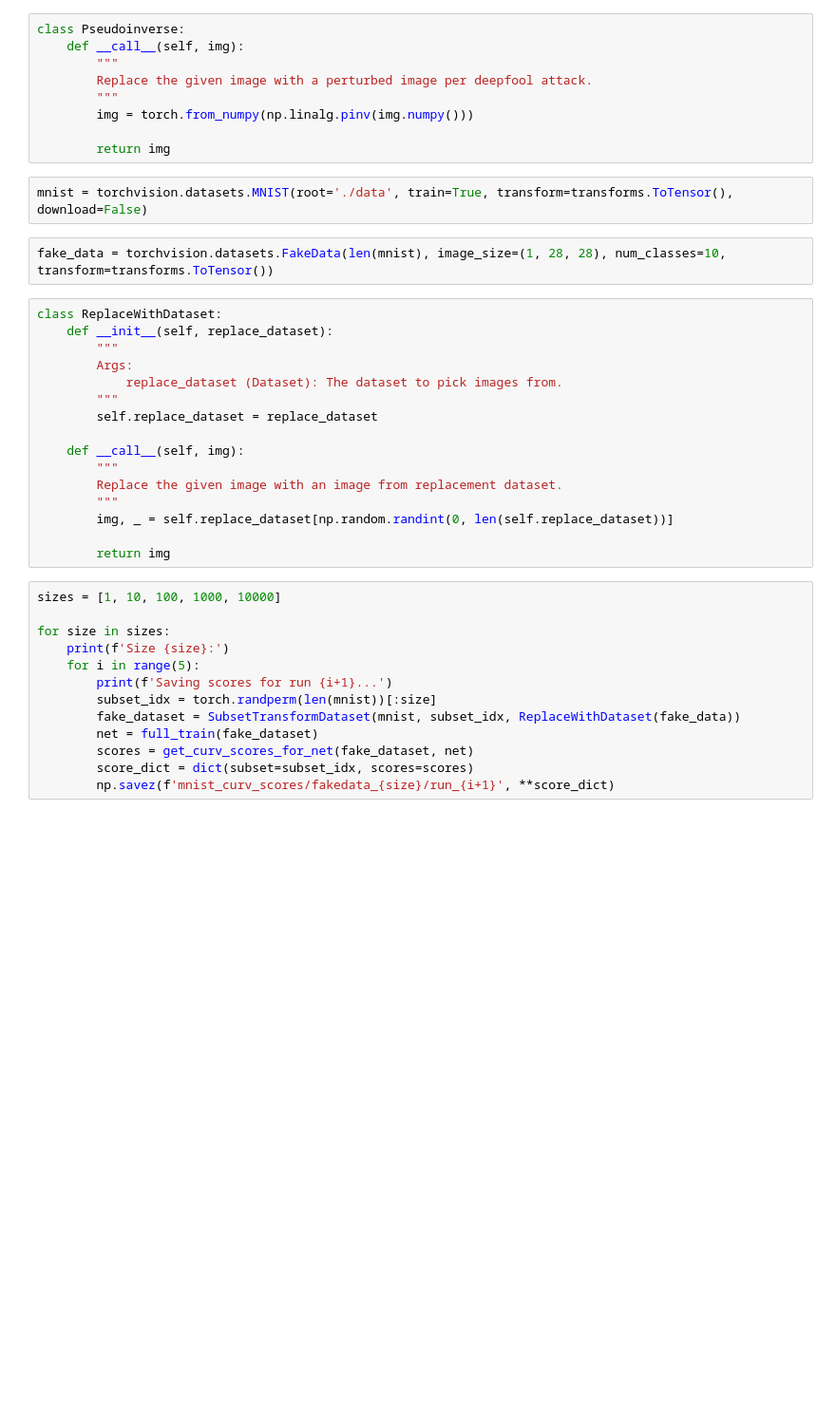
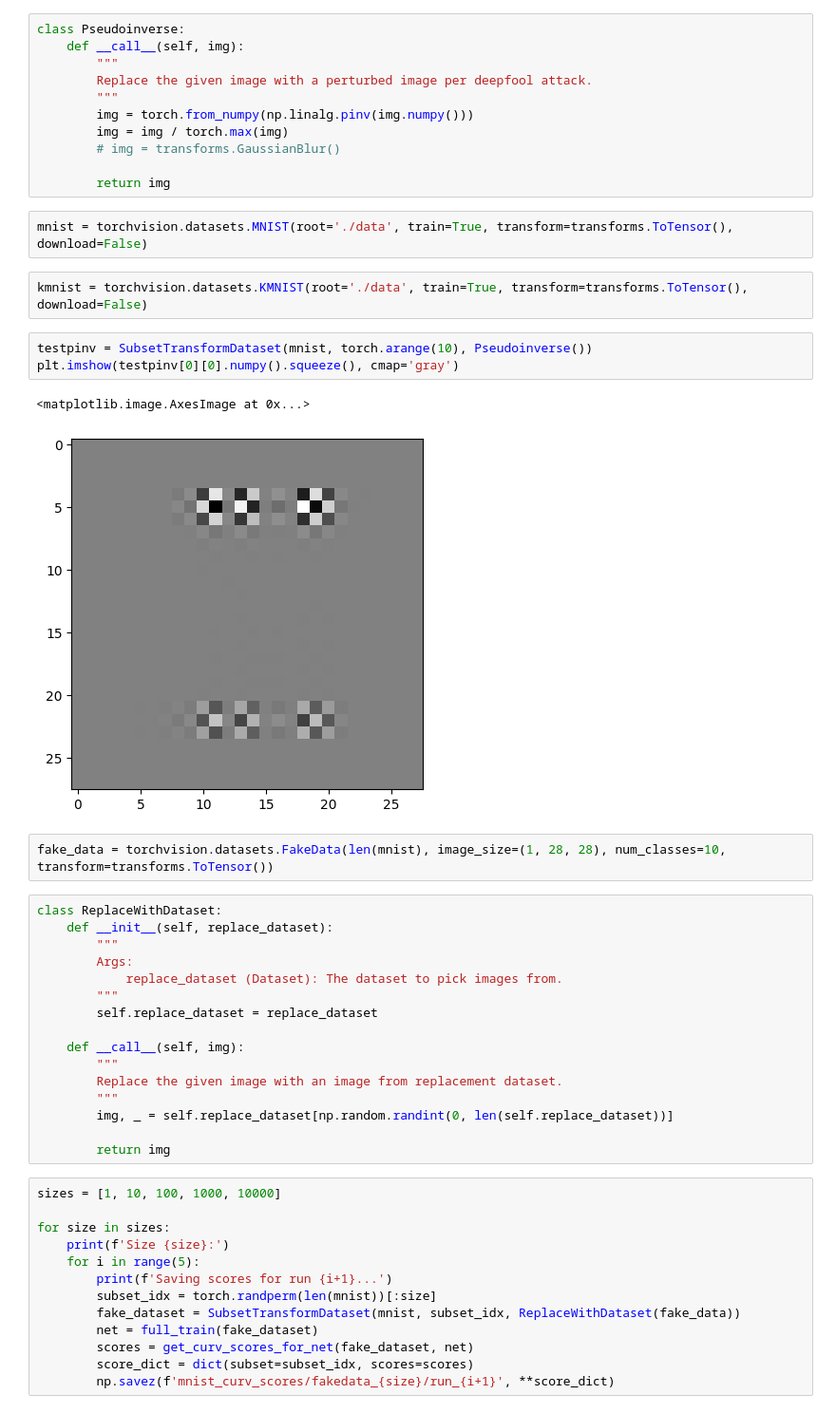
Before and after one commit to tuedo2/deepfool-memorization, a Jupyter notebook: pseudoinverse.ipynb, the cells around one changed output. Shown at 95% size. Saved outputs shown, nothing was run; the diff lists cells and outputs as text; blank space fills up the shorter version.

```diff
--- a/pseudoinverse.ipynb
+++ b/pseudoinverse.ipynb
@@ -48,10 +48,20 @@ class Pseudoinverse:
         Replace the given image with a perturbed image per deepfool attack.
         """
         img = torch.from_numpy(np.linalg.pinv(img.numpy()))
+        img = img / torch.max(img)
+        # img = transforms.GaussianBlur()
 
         return img
 # %%
 mnist = torchvision.datasets.MNIST(root='./data', train=True, transform=transforms.ToTensor(), download=False)
+# %%
+kmnist = torchvision.datasets.KMNIST(root='./data', train=True, transform=transforms.ToTensor(), download=False)
+# %%
+testpinv = SubsetTransformDataset(mnist, torch.arange(10), Pseudoinverse())
+plt.imshow(testpinv[0][0].numpy().squeeze(), cmap='gray')
+# %% [output]
+<matplotlib.image.AxesImage at 0x...>
+[figure, added]
 # %%
 fake_data = torchvision.datasets.FakeData(len(mnist), image_size=(1, 28, 28), num_classes=10, transform=transforms.ToTensor())
 # %%
```
Also changed, not shown: parts of 3 cells of this notebook, 7 other files.
